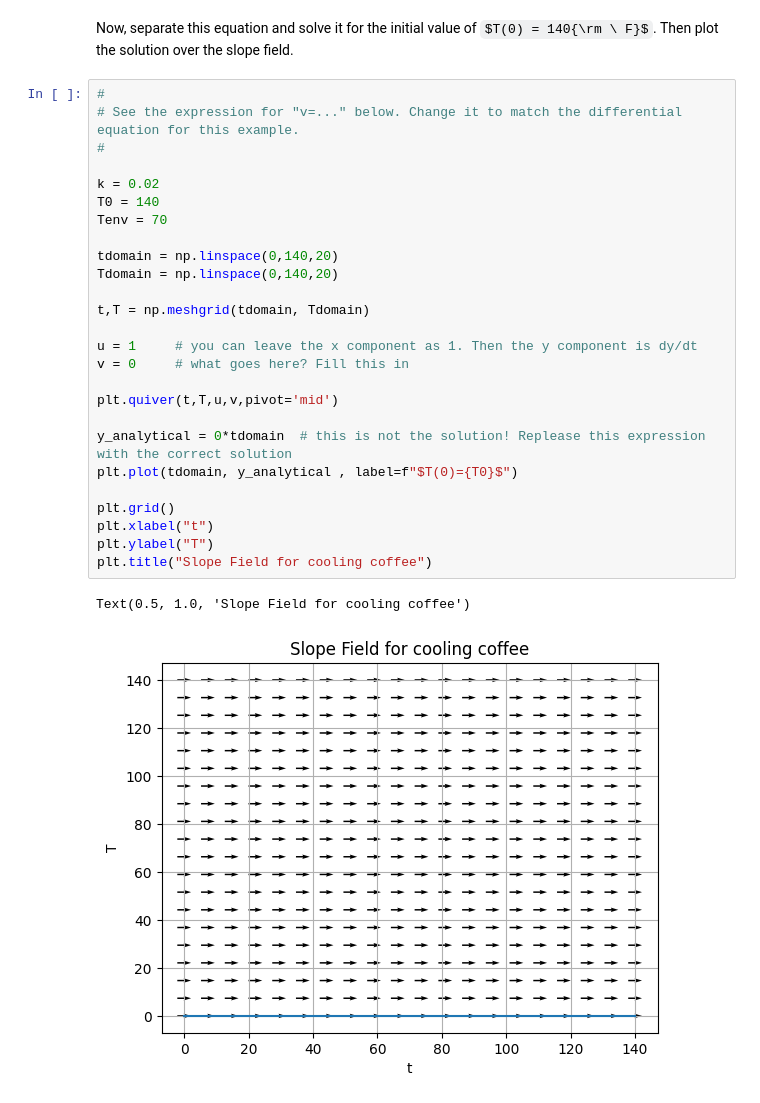
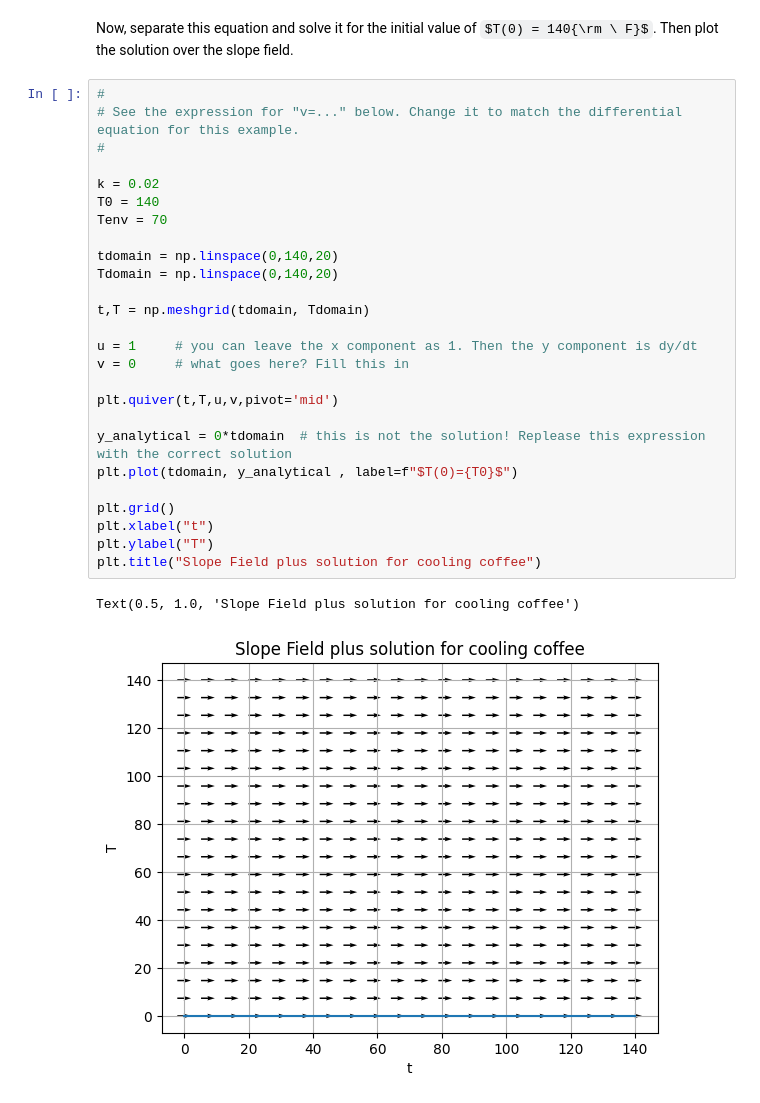
Before and after one commit to 201820-SWEN-230/MATH-330-Activities, a Jupyter notebook: Activity1_SlopeFields.ipynb, the cells around one changed output. Saved outputs shown, nothing was run; the diff lists cells and outputs as text; some formulas as TeX source.

```diff
--- a/Activity1_SlopeFields.ipynb
+++ b/Activity1_SlopeFields.ipynb
@@ -355,29 +355,29 @@ Now, separate this equation and solve it for the initial value of $T(0) = 140{\r
 # %%
 #
 # See the expression for "v=..." below. Change it to match the differential equation for this example.
 #
 
 k = 0.02
 T0 = 140
 Tenv = 70
 
 tdomain = np.linspace(0,140,20)
 Tdomain = np.linspace(0,140,20)
 
 t,T = np.meshgrid(tdomain, Tdomain)
 
 u = 1     # you can leave the x component as 1. Then the y component is dy/dt
 v = 0     # what goes here? Fill this in
 
 plt.quiver(t,T,u,v,pivot='mid')
 
 y_analytical = 0*tdomain  # this is not the solution! Replease this expression with the correct solution
 plt.plot(tdomain, y_analytical , label=f"$T(0)={T0}$")
 
 plt.grid()
 plt.xlabel("t")
 plt.ylabel("T")
-plt.title("Slope Field for cooling coffee")
+plt.title("Slope Field plus solution for cooling coffee")
 # %% [output]
-Text(0.5, 1.0, 'Slope Field for cooling coffee')
+Text(0.5, 1.0, 'Slope Field plus solution for cooling coffee')
-[figure, old version]
+[figure, new version]
```
Also changed, not shown: parts of 1 cell of this notebook.
